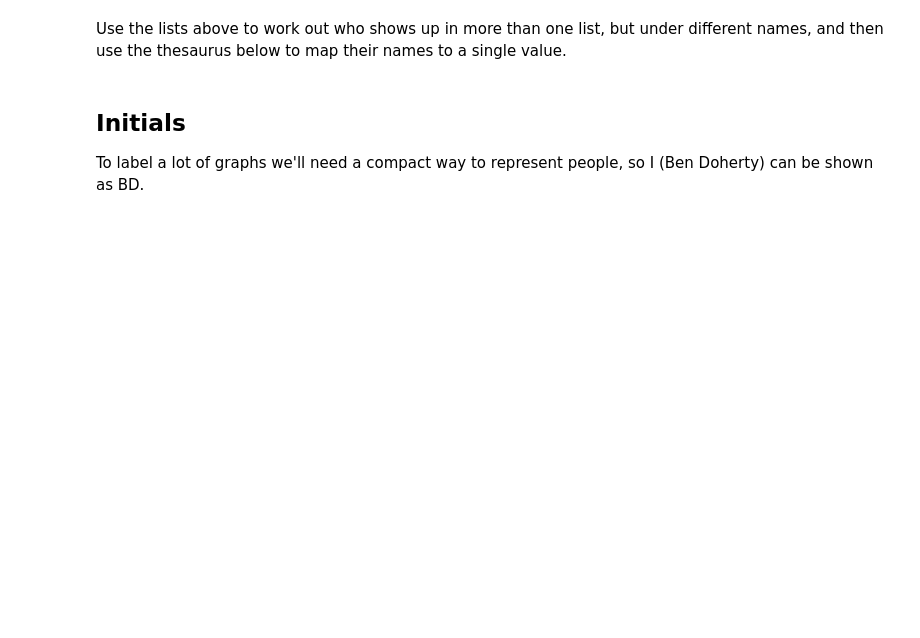
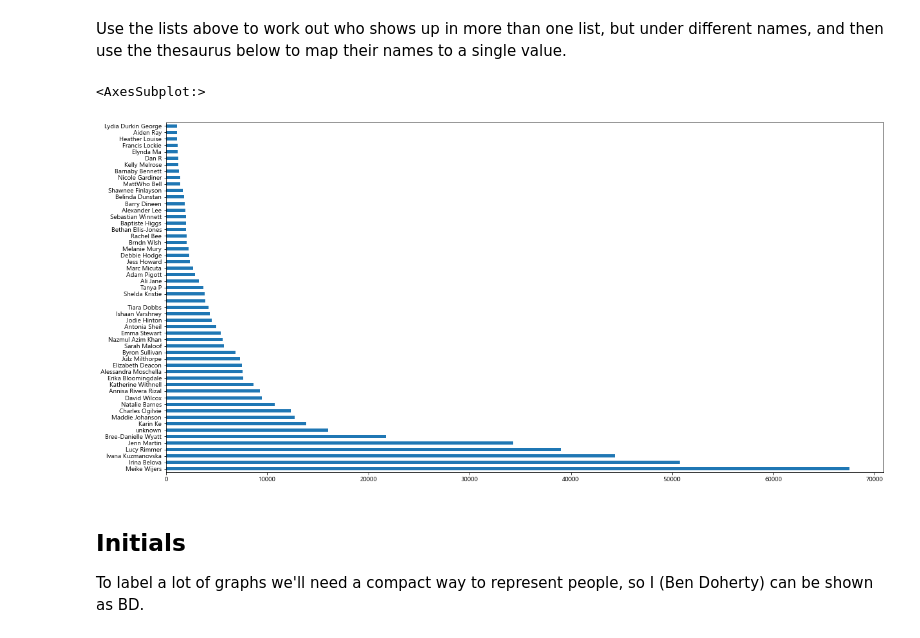
Before and after one commit to notionparallax/data_project_2021, a Jupyter notebook: mp_import_data.ipynb, the cells around one changed output. Cells and saved outputs as stored; diff of their text form; code cells hidden in the pictures; blank space fills up the shorter version.

```diff
--- a/mp_import_data.ipynb
+++ b/mp_import_data.ipynb
@@ -106,15 +106,17 @@ def replace_typographic_apostrophy(message):
     else:
         return message
 
-def load_whole_inbox(rootdir, platform="Facebook"):
+
+def load_whole_inbox(rootdir, platform="Facebook", verbose=False):
     conversations = []
     for d in os.listdir(rootdir):
         conversations.append(d)
-    print(f"There are {len(conversations)} conversations to look at from {platform}.")
+    print(
+        f"There are {len(conversations)} conversations to look at from {platform}. ({rootdir})"
+    )
     # conversations
 
     convo_df_list = []
-
 
     for convo in os.listdir(rootdir):
         for f in os.listdir(os.path.join(rootdir, convo)):
@@ -135,9 +137,7 @@ def load_whole_inbox(rootdir, platform="Facebook"):
 
                     if "content" in df.columns:
                         df["message_length"] = df.content.apply(get_message_length)
-                        df.content = df.content.apply(
-                            replace_typographic_apostrophy
-                        )
+                        df.content = df.content.apply(replace_typographic_apostrophy)
                     else:
                         df["message_length"] = 0
                         df["content"] = np.nan
@@ -145,22 +145,32 @@ def load_whole_inbox(rootdir, platform="Facebook"):
                     df["platform"] = platform
 
                     convo_df_list.append(df)
+                    if verbose:
+                        try:
+                            print(convo, f)
+                            print(f"{df.shape[0]} rows, between:", ", ".join(list(df.sender_name.unique())))
+                            print()
+                        except:
+                            pass
 
             except Exception as e:
                 print("exception", convo, e)
     print(f"finished with {platform}")
     return convo_df_list
 # %%
-fb_rootdir = "fb_data\messages\inbox"
-ig_rootdir = "ig_data\inbox"
-
+fb_rootdir = "fb_data/messages/inbox"
+ig_rootdir = "ig_data/inbox"
 
 print("Loading from source files")
 fb_convo_df_list = load_whole_inbox(fb_rootdir, platform="Facebook")
+fb_convo_df_list_2 = load_whole_inbox(fb_rootdir + "_1", platform="Facebook")
+fb_archived_threads = load_whole_inbox("fb_data/messages/archived_threads", platform="Facebook", verbose=True)
 ig_convo_df_list = load_whole_inbox(ig_rootdir, platform="Instagram")
 ho_convo_df_list = [load_hangouts()]
 
-convo_df_list = fb_convo_df_list + ig_convo_df_list + ho_convo_df_list
+convo_df_list = (
+    fb_convo_df_list + fb_convo_df_list_2 + ig_convo_df_list + ho_convo_df_list
+)
 # print(len(convo_df_list))
 all_convo_df = pd.concat(convo_df_list)
 print(f"done: all_convo_df has {all_convo_df.shape[0]} rows")
@@ -242,6 +293,12 @@ def fold_names(input_name):
 
 all_convo_df["input_names"] = all_convo_df.sender_name
 all_convo_df.sender_name = all_convo_df.sender_name.apply(fold_names)
+# %%
+vc = all_convo_df.sender_name.value_counts()
+vc[(vc>1000) & (vc<100000)].plot(kind="barh")
+# %% [output]
+<AxesSubplot:>
+[figure, added]
 # %% [markdown]
 ## Initials
 
```
Also changed, not shown: parts of 9 cells of this notebook.
